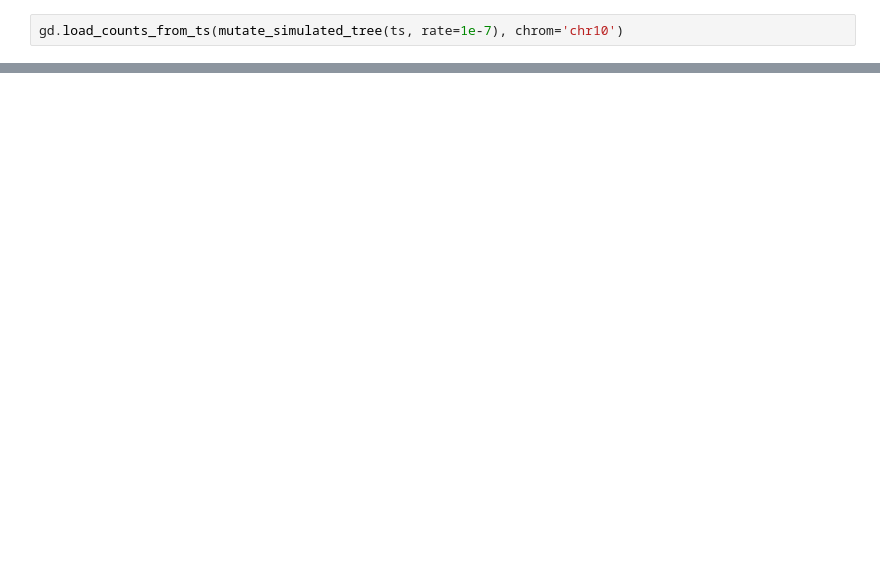
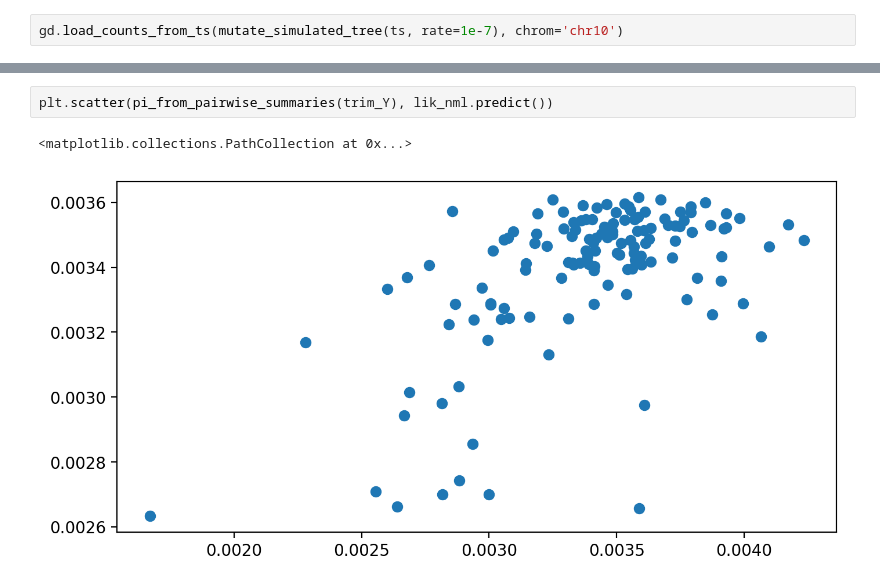
Before and after one commit to vsbuffalo/bprime, a Jupyter notebook: notebooks/likelihood_evaluation.ipynb, the cells around one changed output, grey strips where cells are left out. Saved outputs shown, nothing was run; the diff lists cells and outputs as text; blank space fills up the shorter version.

```diff
--- a/notebooks/likelihood_evaluation.ipynb
+++ b/notebooks/likelihood_evaluation.ipynb
@@ -120,0 +194,5 @@ IndexError: boolean index did not match indexed array along dimension 0; dimensi
+# %%
+plt.scatter(pi_from_pairwise_summaries(trim_Y), lik_nml.predict())
+# %% [output]
+<matplotlib.collections.PathCollection at 0x...>
+[figure, added]
```
Also changed, not shown: parts of 26 cells of this notebook, 4 other files.
